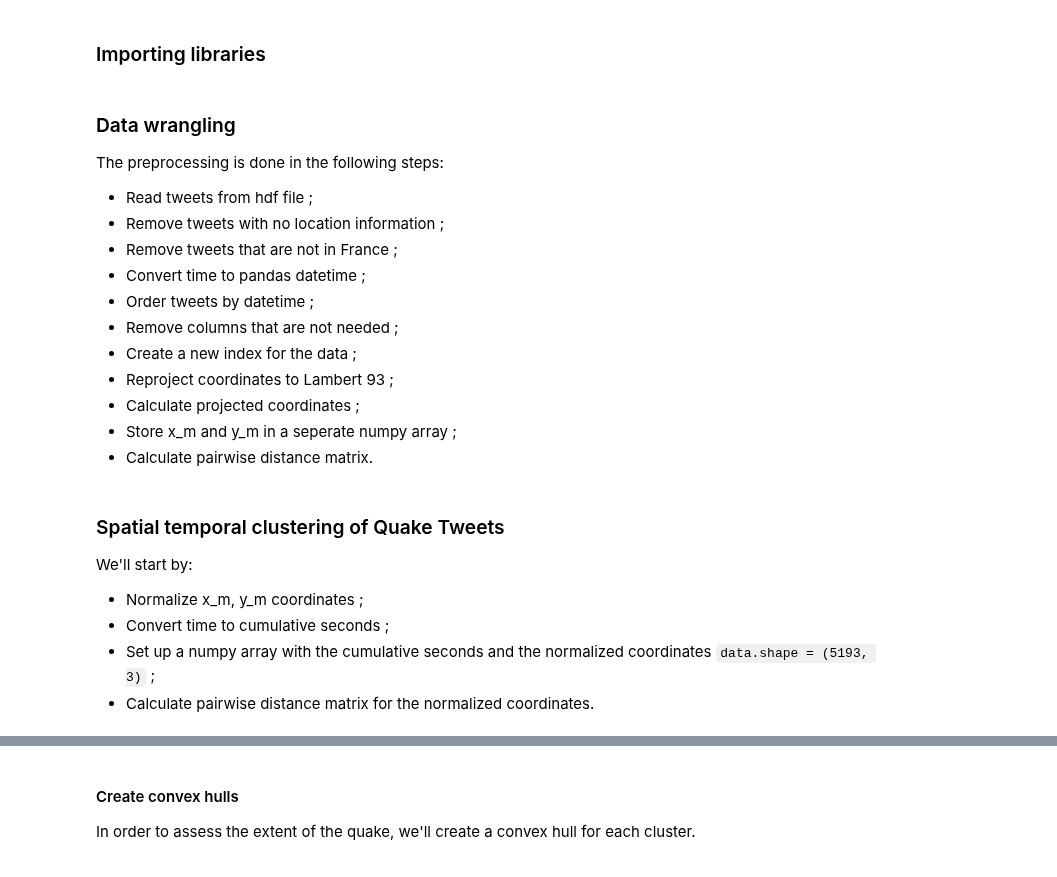
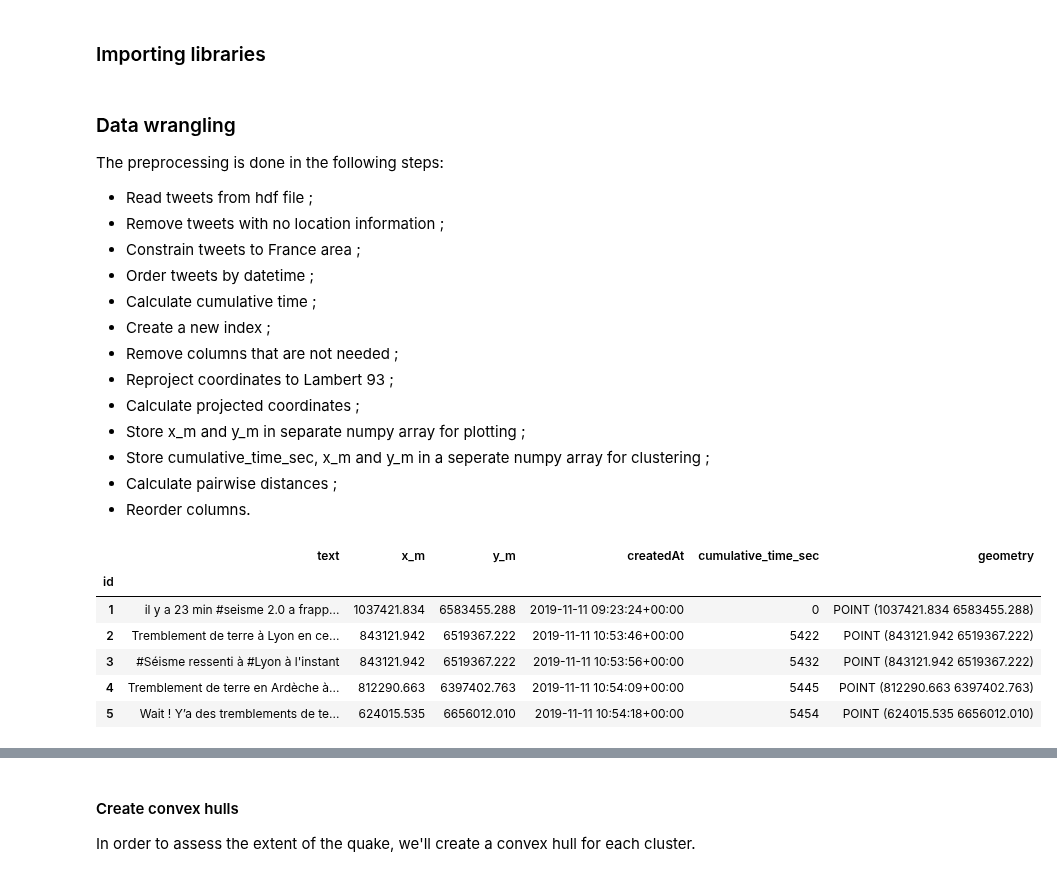
Before and after one commit to lletassey/clustering-tweets-earthquake, a Jupyter notebook: notebooks/stdbscan.ipynb, the cells around one changed output, grey strips where cells are left out. Drawn from its saved outputs; the diff is of its cells as text; code cells hidden in the pictures.

```diff
--- a/notebooks/stdbscan.ipynb
+++ b/notebooks/stdbscan.ipynb
@@ -43,15 +43,17 @@ np.set_printoptions(precision=3, suppress=True)
 The preprocessing is done in the following steps:
 - Read tweets from hdf file ;
 - Remove tweets with no location information ;
-- Remove tweets that are not in France ;
-- Convert time to pandas datetime ;
+- Constrain tweets to France area ;
 - Order tweets by datetime ;
+- Calculate cumulative time ;
+- Create a new index ;
 - Remove columns that are not needed ;
-- Create a new index for the data ;
 - Reproject coordinates to Lambert 93 ;
 - Calculate projected coordinates ;
-- Store x_m and y_m in a seperate numpy array ;
-- Calculate pairwise distance matrix.
+- Store x_m and y_m in separate numpy array for plotting ;
+- Store cumulative_time_sec, x_m and y_m in a seperate numpy array for clustering ;
+- Calculate pairwise distances ;
+- Reorder columns.
 # %%
 # Read tweets from HDF5 file
 data_dir = Path("../data")
@@ -102,8 +119,0 @@ dist.sort(axis=1)
-# %% [markdown]
-### Spatial temporal clustering of Quake Tweets
-
-We'll start by:
-- Normalize x_m, y_m coordinates ;
-- Convert time to cumulative seconds ;
-- Set up a numpy array with the cumulative seconds and the normalized coordinates `data.shape = (5193, 3)` ;
-- Calculate pairwise distance matrix for the normalized coordinates.
@@ -126 +120,11 @@ dist_norm.sort(axis=1)
+# %%
+tweets.head()
+# %% [output]
+|  | text | x_m | y_m | createdAt | cumulative_time_sec | geometry |
+| id |  |  |  |  |  |  |
+| 1 | il y a 23 min #seisme 2.0 a frapp... | 1037421.834 | 6583455.288 | 2019-11-11 09:23:24+00:00 | 0 | POINT (1037421.834 6583455.288) |
+| 2 | Tremblement de terre à Lyon en ce... | 843121.942 | 6519367.222 | 2019-11-11 10:53:46+00:00 | 5422 | POINT (843121.942 6519367.222) |
+| 3 | #Séisme ressenti à #Lyon à l'instant | 843121.942 | 6519367.222 | 2019-11-11 10:53:56+00:00 | 5432 | POINT (843121.942 6519367.222) |
+| 4 | Tremblement de terre en Ardèche à... | 812290.663 | 6397402.763 | 2019-11-11 10:54:09+00:00 | 5445 | POINT (812290.663 6397402.763) |
+| 5 | Wait ! Y’a des tremblements de te... | 624015.535 | 6656012.010 | 2019-11-11 10:54:18+00:00 | 5454 | POINT (624015.535 6656012.010) |
 # %% [markdown]
```
Also changed, not shown: parts of 12 cells of this notebook, 4 other files.
